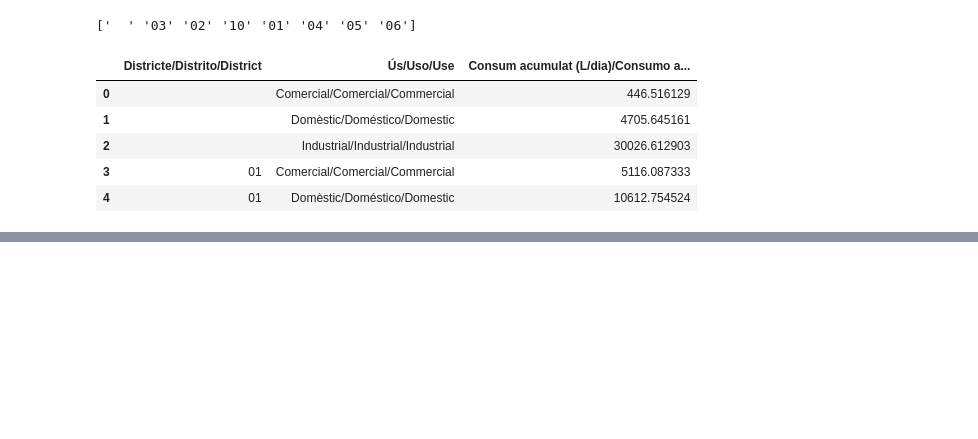
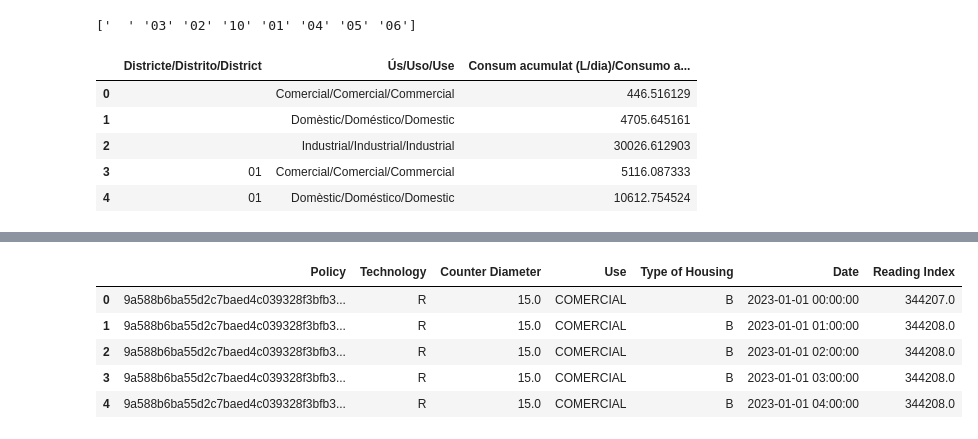
Before and after one commit to yuyanwang03/drop-by-drop, a Jupyter notebook: notebooks/exploratory_data_analysis.ipynb, the cells around one changed output, grey strips where cells are left out. Saved outputs shown, nothing was run; the diff lists cells and outputs as text; code cells hidden in the pictures; blank space fills up the shorter version.

```diff
--- a/notebooks/exploratory_data_analysis.ipynb
+++ b/notebooks/exploratory_data_analysis.ipynb
@@ -225,0 +335,15 @@ chart
+# %%
+# Read the parquet file into a pandas dataframe
+hour_df = pd.read_parquet('../data/new/hours_lecture.parquet')
+
+hour_df.rename(columns={
+    hour_df.columns[0]: 'Policy',
+    hour_df.columns[1]: 'Technology',
+    hour_df.columns[2]: 'Counter Diameter',
+    hour_df.columns[3]: 'Use',
+    hour_df.columns[4]: 'Type of Housing',
+    hour_df.columns[5]: 'Date',
+    hour_df.columns[6]: 'Reading Index'
+}, inplace=True)
+
+hour_df.info()
@@ -225,0 +365,9 @@ chart
+# %%
+hour_df.head()
+# %% [output]
+|  | Policy | Technology | Counter Diameter | Use | Type of Housing | Date | Reading Index |
+| 0 | 9a588b6ba55d2c7baed4c039328f3bfb3... | R | 15.0 | COMERCIAL | B | 2023-01-01 00:00:00 | 344207.0 |
+| 1 | 9a588b6ba55d2c7baed4c039328f3bfb3... | R | 15.0 | COMERCIAL | B | 2023-01-01 01:00:00 | 344208.0 |
+| 2 | 9a588b6ba55d2c7baed4c039328f3bfb3... | R | 15.0 | COMERCIAL | B | 2023-01-01 02:00:00 | 344208.0 |
+| 3 | 9a588b6ba55d2c7baed4c039328f3bfb3... | R | 15.0 | COMERCIAL | B | 2023-01-01 03:00:00 | 344208.0 |
+| 4 | 9a588b6ba55d2c7baed4c039328f3bfb3... | R | 15.0 | COMERCIAL | B | 2023-01-01 04:00:00 | 344208.0 |
```
Also changed, not shown: parts of 9 cells of this notebook, 3 other files.
